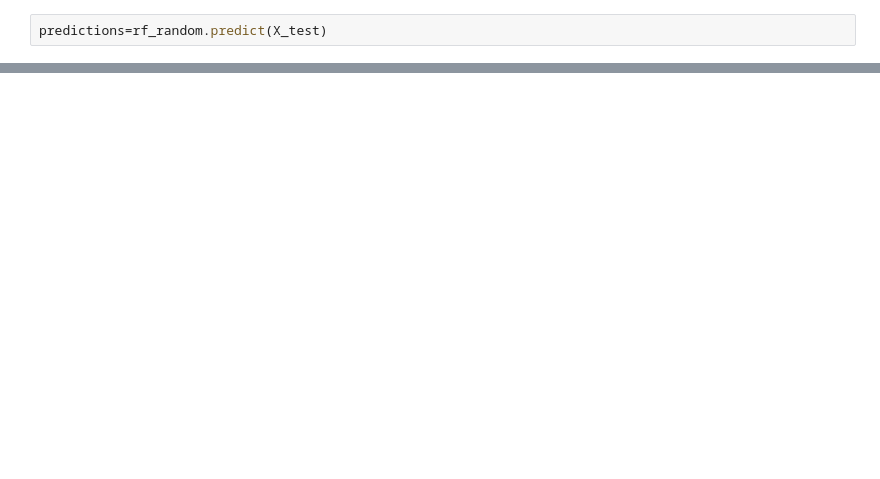
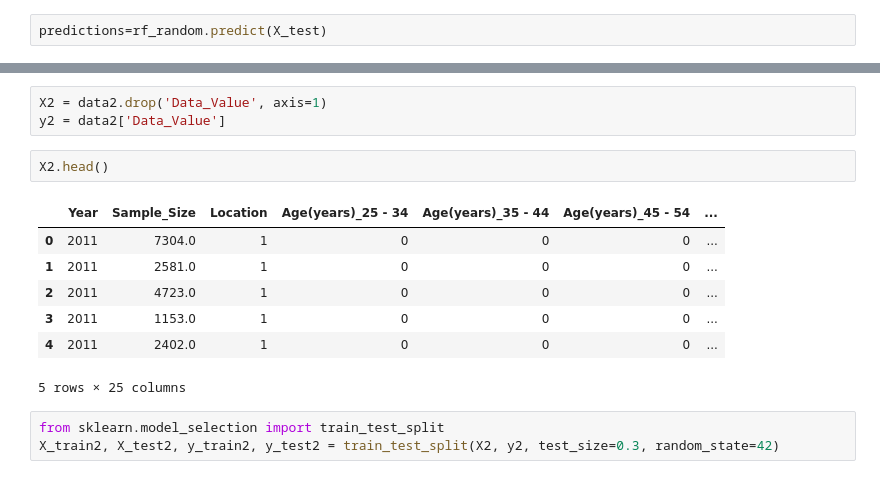
Before and after one commit to bhavan-bhatt/Gnosis-CP01, a Jupyter notebook: Bhavan - 202311021/CP.ipynb, the cells around one changed output, grey strips where cells are left out. Saved outputs shown, nothing was run; the diff lists cells and outputs as text; blank space fills up the shorter version.

```diff
--- a/Bhavan - 202311021/CP.ipynb
+++ b/Bhavan - 202311021/CP.ipynb
@@ -452,0 +501,16 @@ ValueError: y should be a 1d array, got an array of shape (16254, 3) instead.
+# %%
+X2 = data2.drop('Data_Value', axis=1)
+y2 = data2['Data_Value']
+# %%
+X2.head()
+# %% [output]
+|  | Year | Sample_Size | Location | Age(years)_25 - 34 | Age(years)_35 - 44 | Age(years)_45 - 54 | ... |
+| 0 | 2011 | 7304.0 | 1 | 0 | 0 | 0 | ... |
+| 1 | 2011 | 2581.0 | 1 | 0 | 0 | 0 | ... |
+| 2 | 2011 | 4723.0 | 1 | 0 | 0 | 0 | ... |
+| 3 | 2011 | 1153.0 | 1 | 0 | 0 | 0 | ... |
+| 4 | 2011 | 2402.0 | 1 | 0 | 0 | 0 | ... |
+5 rows × 25 columns
+# %%
+from sklearn.model_selection import train_test_split
+X_train2, X_test2, y_train2, y_test2 = train_test_split(X2, y2, test_size=0.3, random_state=42)
```
Also changed, not shown: parts of 29 cells of this notebook, 1 other file.
